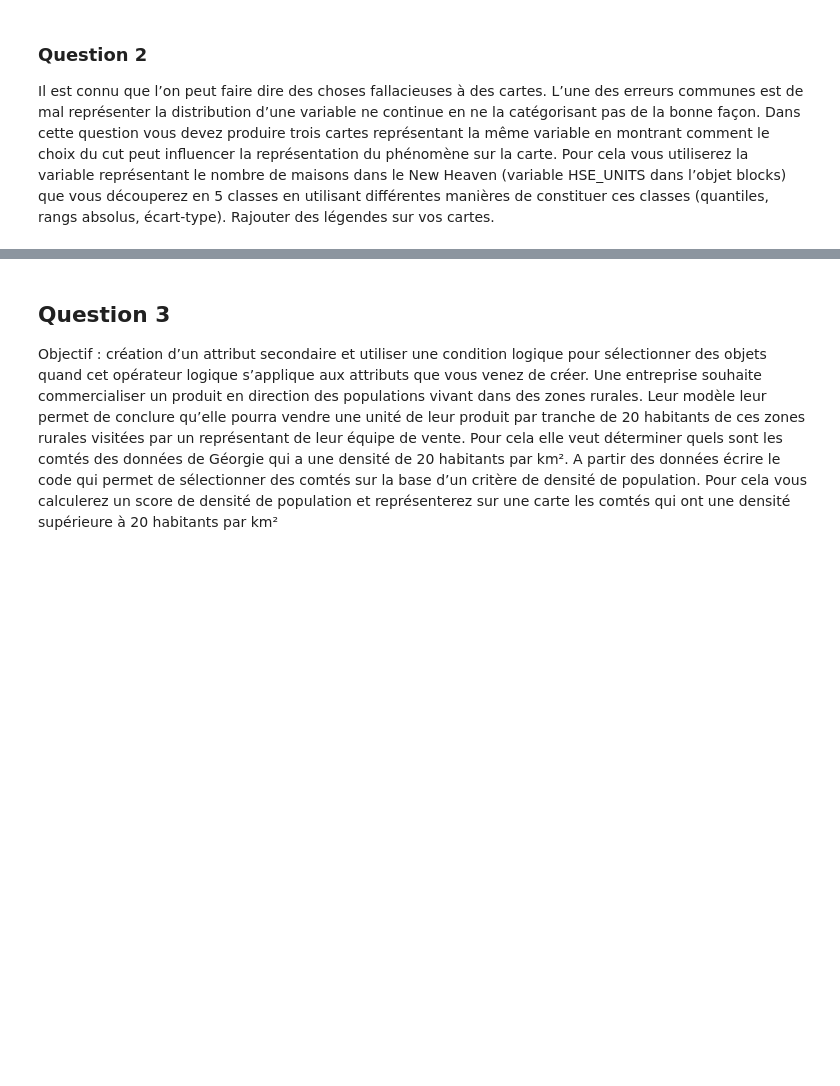
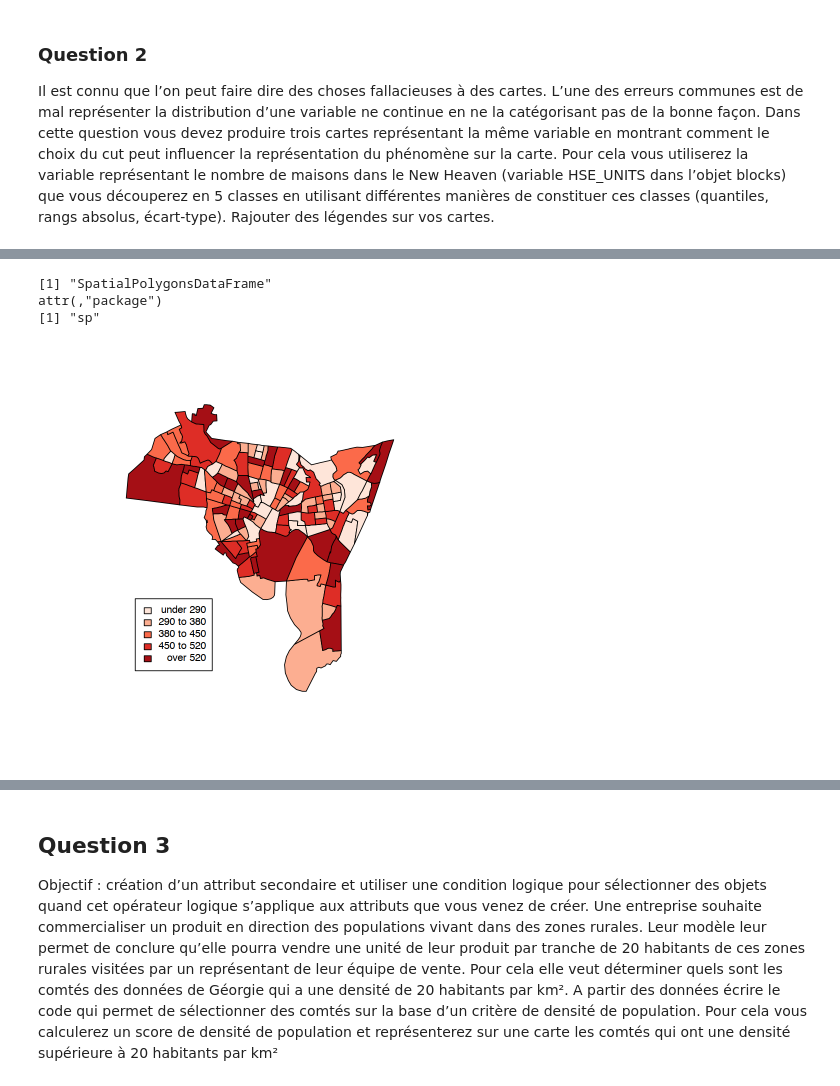
Before and after one commit to abdoulsn/spatial-econometrics, a Jupyter notebook: 00.manipulation_donnees_spatialesR.ipynb, the cells around one changed output, grey strips where cells are left out. Cells and saved outputs as stored; diff of their text form; code cells hidden in the pictures; blank space fills up the shorter version.

```diff
--- a/00.manipulation_donnees_spatialesR.ipynb
+++ b/00.manipulation_donnees_spatialesR.ipynb
@@ -109,0 +119,13 @@ data(newhaven)      # to load the New Haven dat
+# %%
+class(blocks)
+# %% [output]
+[1] "SpatialPolygonsDataFrame"
+attr(,"package")
+[1] "sp"
+# %%
+# Découpage par indice
+nbr_maison.cat1 = auto.shading(blocks$HSE_UNITS,n=5)
+choropleth(blocks,blocks$HSE_UNITS,shading=nbr_maison.cat1)
+choro.legend(533000,161000,nbr_maison.cat1)
+# %% [output]
+[figure, added]
```
Also changed, not shown: parts of 8 cells of this notebook.
